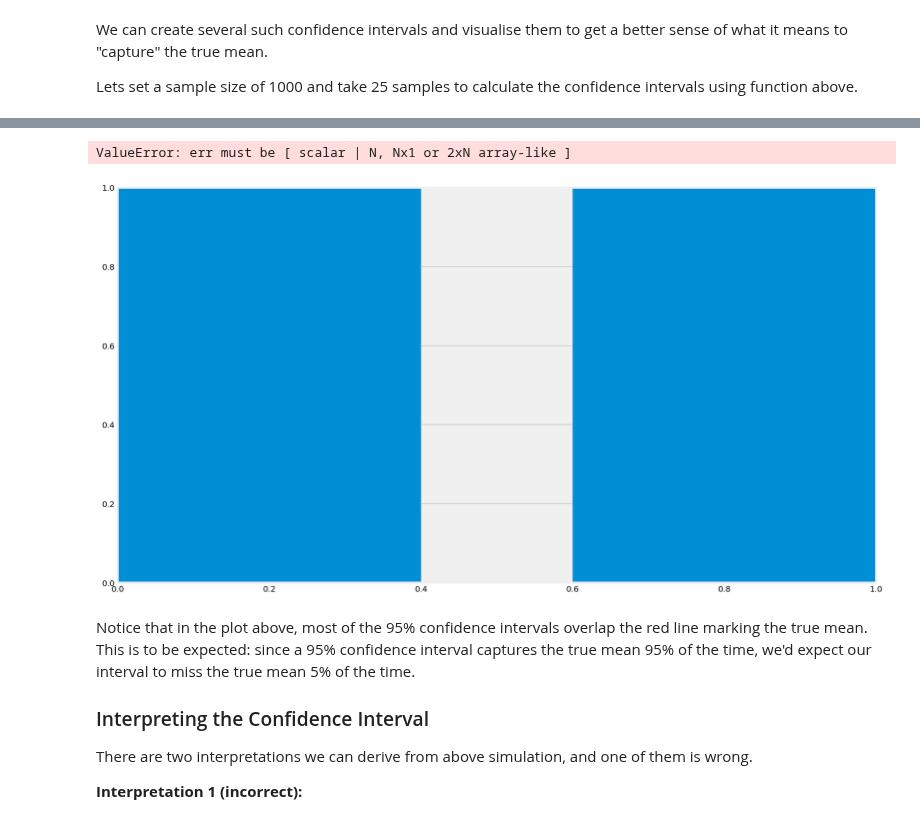
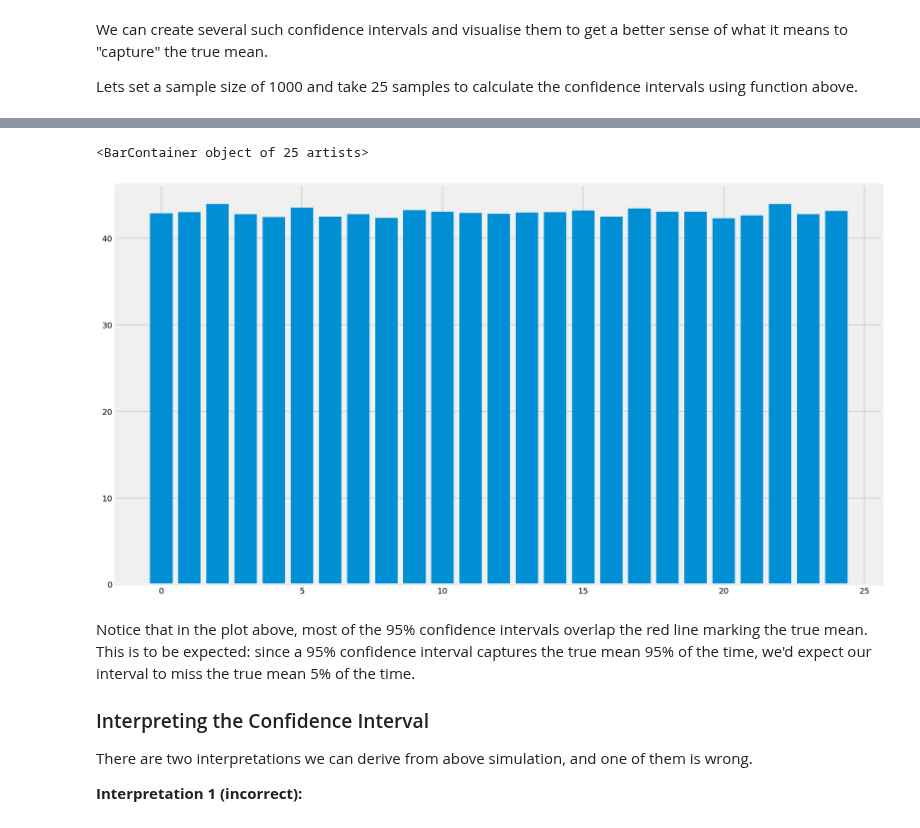
Before and after one commit to Pietrassyk/dsc-confidence-intervals-lab-nyc-ds-career-042219, a Jupyter notebook: index.ipynb, the cells around one changed output, grey strips where cells are left out. Cells and saved outputs as stored; diff of their text form; code cells hidden in the pictures.

```diff
--- a/index.ipynb
+++ b/index.ipynb
@@ -292,12 +292,12 @@ array([[42.07614983, 43.71385017],
 # %%
 # plot the mean and confidence interval for each sample as error bars
 # plot the population mean
 
 plt.figure(figsize=(15,9))
-plt.bar(range(25),sample_means , yerr = err_arr)
+plt.bar(range(25),sample_means)# , yerr = err_arr)
 # %% [output]
-ValueError: err must be [ scalar | N, Nx1 or 2xN array-like ]
+<BarContainer object of 25 artists>
-[figure, old version]
+[figure, new version]
 # %% [markdown]
 Notice that in the plot above, most of the 95% confidence intervals overlap the red line marking the true mean. This is to be expected: since a 95% confidence interval captures the true mean 95% of the time, we'd expect our interval to miss the true mean 5% of the time.
 
```
